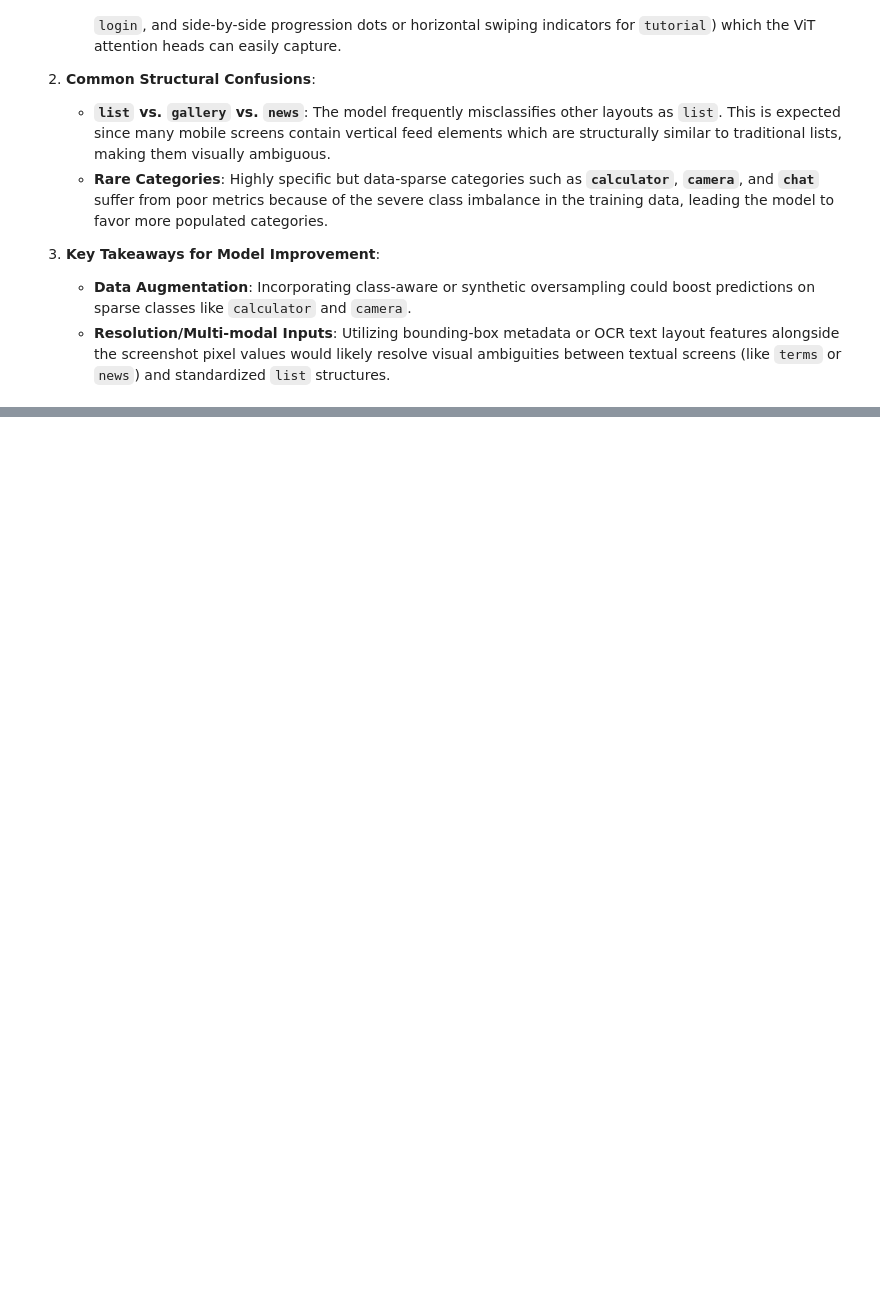
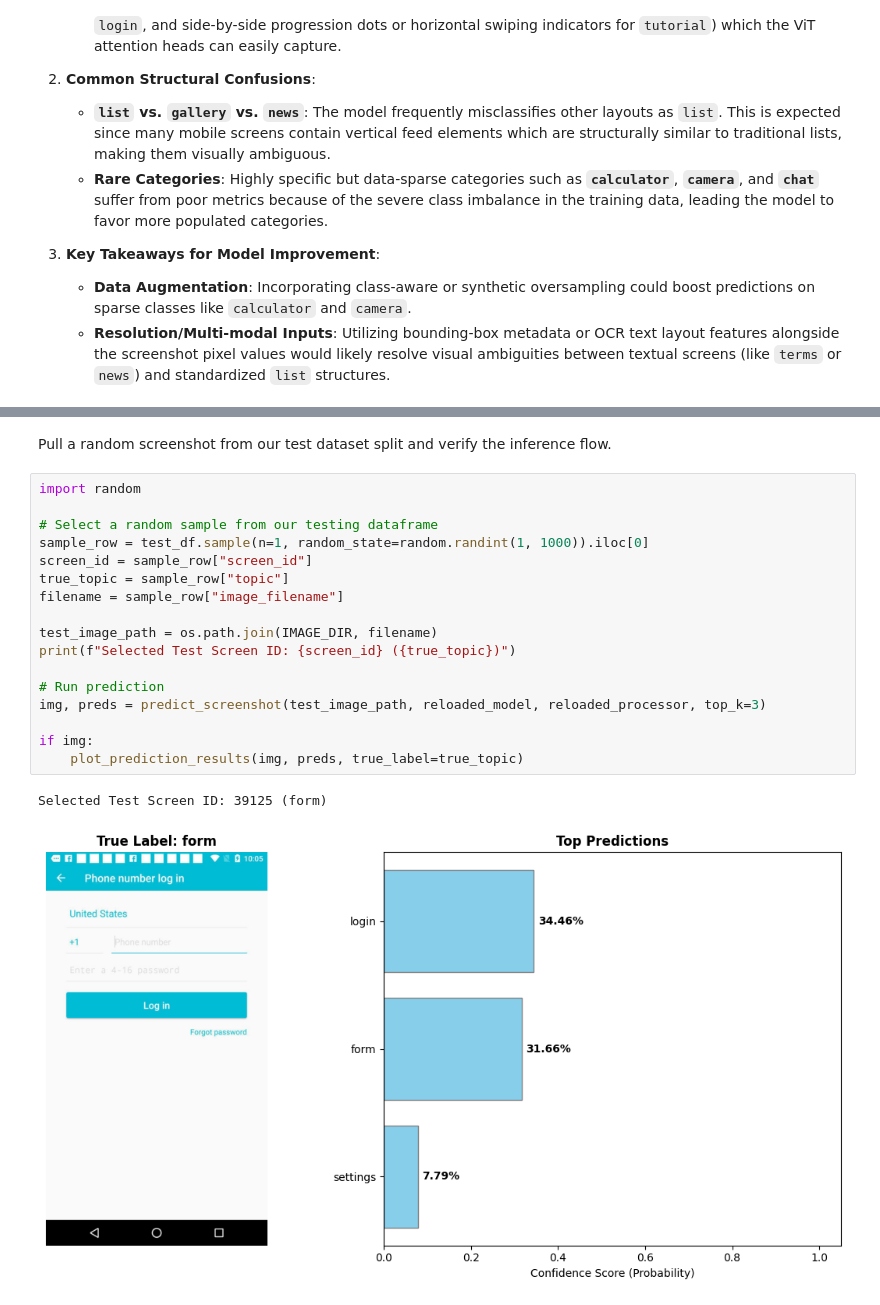
Before and after one commit to BolandoKen/mobile-ui-screen-classification, a Jupyter notebook: noteboooks/mobile-ui-screen-classification.ipynb, the cells around one changed output, grey strips where cells are left out. Cells and saved outputs as stored; diff of their text form; blank space fills up the shorter version.

Commit message:
Added Model Evaluation section

```diff
--- a/noteboooks/mobile-ui-screen-classification.ipynb
+++ b/noteboooks/mobile-ui-screen-classification.ipynb
@@ -1640,0 +1728,22 @@ Based on the classification report and the plotted confusion matrix, we can draw
+# %% [markdown]
+Pull a random screenshot from our test dataset split and verify the inference flow.
+# %%
+import random
+
+# Select a random sample from our testing dataframe
+sample_row = test_df.sample(n=1, random_state=random.randint(1, 1000)).iloc[0]
+screen_id = sample_row["screen_id"]
+true_topic = sample_row["topic"]
+filename = sample_row["image_filename"]
+
+test_image_path = os.path.join(IMAGE_DIR, filename)
+print(f"Selected Test Screen ID: {screen_id} ({true_topic})")
+
+# Run prediction
+img, preds = predict_screenshot(test_image_path, reloaded_model, reloaded_processor, top_k=3)
+
+if img:
+    plot_prediction_results(img, preds, true_label=true_topic)
+# %% [output]
+Selected Test Screen ID: 39125 (form)
+[figure, added]
```
Also changed, not shown: parts of 10 cells of this notebook.
